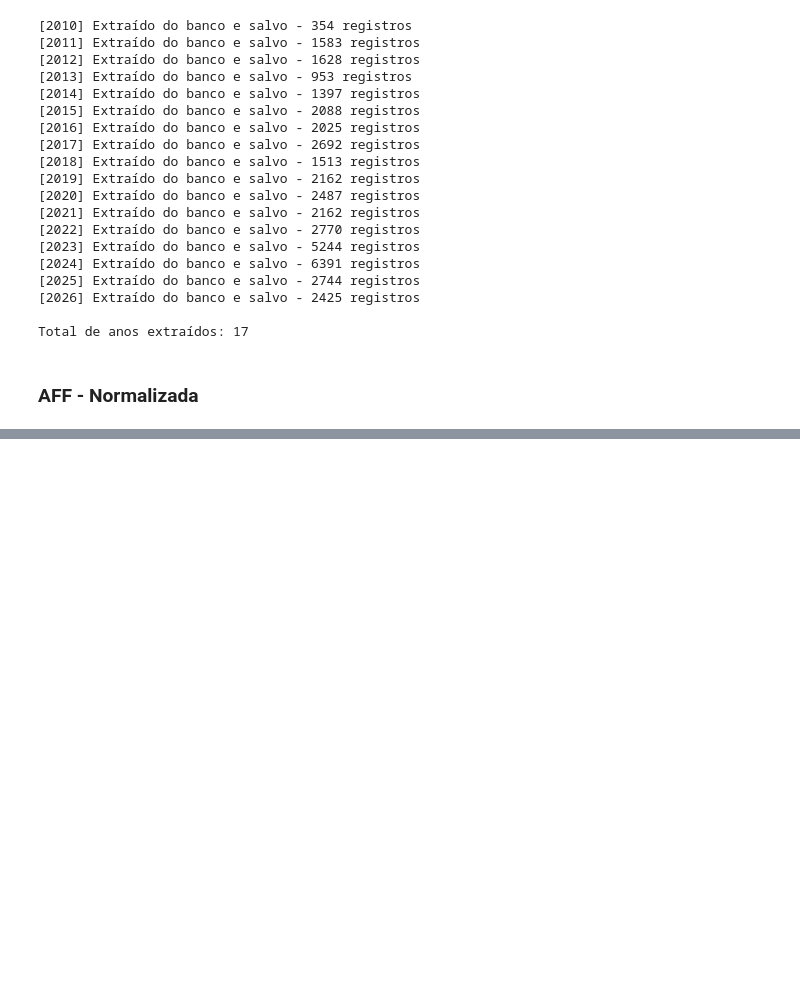
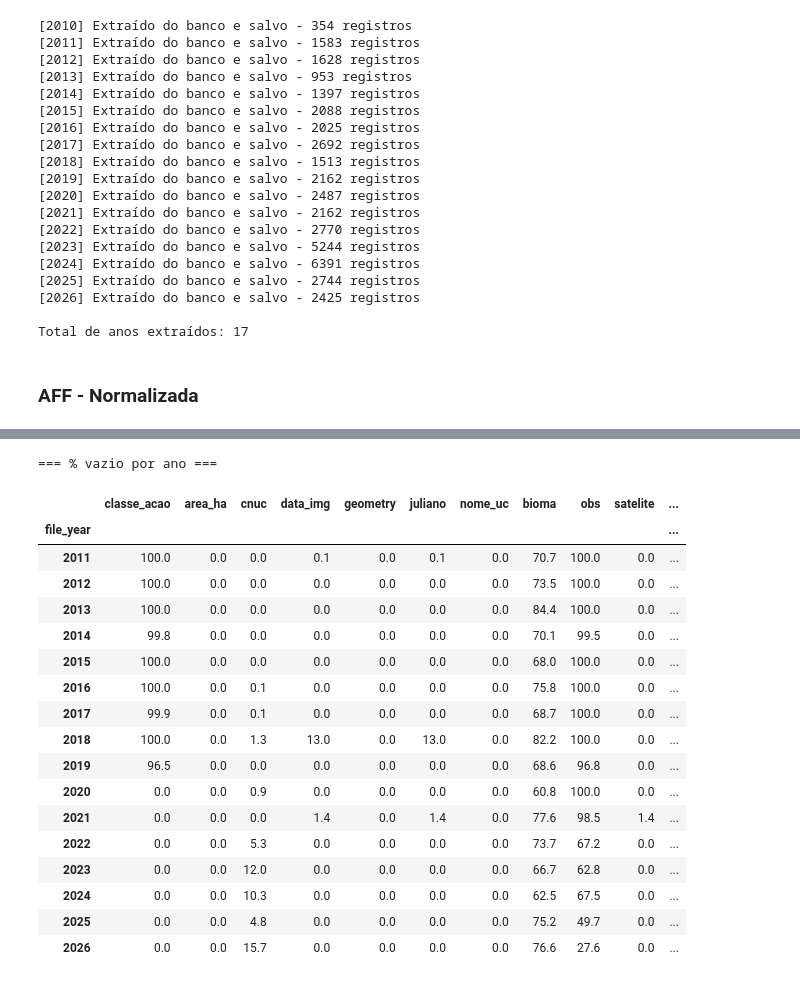
Before and after one commit to AndersonAlvesCoelho/pyroregions-classification, a Jupyter notebook: aaf.ipynb, the cells around one changed output, grey strips where cells are left out. Cells and saved outputs as stored; diff of their text form; code cells hidden in the pictures; blank space fills up the shorter version.

```diff
--- a/aaf.ipynb
+++ b/aaf.ipynb
@@ -2168,0 +2264,10 @@ Juliano sujo E sem data_img original: 198
+# %%
+# Carrega o arquivo normalizado e faz um raio-x geral
+
+aaf_normalized_gdf = gpd.read_parquet(os.path.join(FILES_DIR, "aaf_normalizado.parquet"))
+
+print(f"Shape: {aaf_normalized_gdf.shape}")
+print(f"CRS: {aaf_normalized_gdf.crs}")
+print(f"Colunas: {aaf_normalized_gdf.columns.tolist()}")
+print(f"\nTipos:")
+print(aaf_normalized_gdf.dtypes)
@@ -2168,0 +2313,25 @@ Juliano sujo E sem data_img original: 198
+# %%
+
+print("\n=== % vazio por ano ===")
+pct_null_by_year = aaf_normalized_gdf.groupby("file_year").apply(lambda df: (df.isna().mean() * 100).round(1))
+pct_null_by_year
+# %% [output]
+=== % vazio por ano ===
+|  | classe_acao | area_ha | cnuc | data_img | geometry | juliano | nome_uc | bioma | obs | satelite | ... |
+| file_year |  |  |  |  |  |  |  |  |  |  | ... |
+| 2011 | 100.0 | 0.0 | 0.0 | 0.1 | 0.0 | 0.1 | 0.0 | 70.7 | 100.0 | 0.0 | ... |
+| 2012 | 100.0 | 0.0 | 0.0 | 0.0 | 0.0 | 0.0 | 0.0 | 73.5 | 100.0 | 0.0 | ... |
+| 2013 | 100.0 | 0.0 | 0.0 | 0.0 | 0.0 | 0.0 | 0.0 | 84.4 | 100.0 | 0.0 | ... |
+| 2014 | 99.8 | 0.0 | 0.0 | 0.0 | 0.0 | 0.0 | 0.0 | 70.1 | 99.5 | 0.0 | ... |
+| 2015 | 100.0 | 0.0 | 0.0 | 0.0 | 0.0 | 0.0 | 0.0 | 68.0 | 100.0 | 0.0 | ... |
+| 2016 | 100.0 | 0.0 | 0.1 | 0.0 | 0.0 | 0.0 | 0.0 | 75.8 | 100.0 | 0.0 | ... |
+| 2017 | 99.9 | 0.0 | 0.1 | 0.0 | 0.0 | 0.0 | 0.0 | 68.7 | 100.0 | 0.0 | ... |
+| 2018 | 100.0 | 0.0 | 1.3 | 13.0 | 0.0 | 13.0 | 0.0 | 82.2 | 100.0 | 0.0 | ... |
+| 2019 | 96.5 | 0.0 | 0.0 | 0.0 | 0.0 | 0.0 | 0.0 | 68.6 | 96.8 | 0.0 | ... |
+| 2020 | 0.0 | 0.0 | 0.9 | 0.0 | 0.0 | 0.0 | 0.0 | 60.8 | 100.0 | 0.0 | ... |
+| 2021 | 0.0 | 0.0 | 0.0 | 1.4 | 0.0 | 1.4 | 0.0 | 77.6 | 98.5 | 1.4 | ... |
+| 2022 | 0.0 | 0.0 | 5.3 | 0.0 | 0.0 | 0.0 | 0.0 | 73.7 | 67.2 | 0.0 | ... |
+| 2023 | 0.0 | 0.0 | 12.0 | 0.0 | 0.0 | 0.0 | 0.0 | 66.7 | 62.8 | 0.0 | ... |
+| 2024 | 0.0 | 0.0 | 10.3 | 0.0 | 0.0 | 0.0 | 0.0 | 62.5 | 67.5 | 0.0 | ... |
+| 2025 | 0.0 | 0.0 | 4.8 | 0.0 | 0.0 | 0.0 | 0.0 | 75.2 | 49.7 | 0.0 | ... |
+| 2026 | 0.0 | 0.0 | 15.7 | 0.0 | 0.0 | 0.0 | 0.0 | 76.6 | 27.6 | 0.0 | ... |
```
Also changed, not shown: parts of 45 cells of this notebook.
